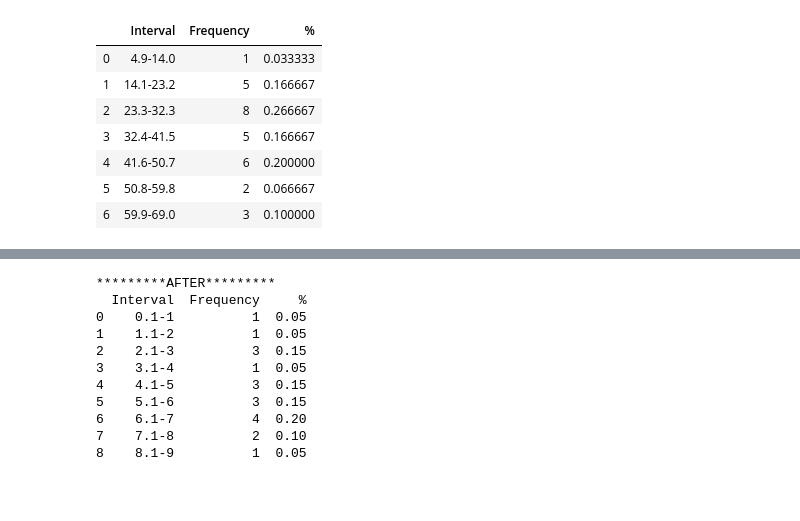
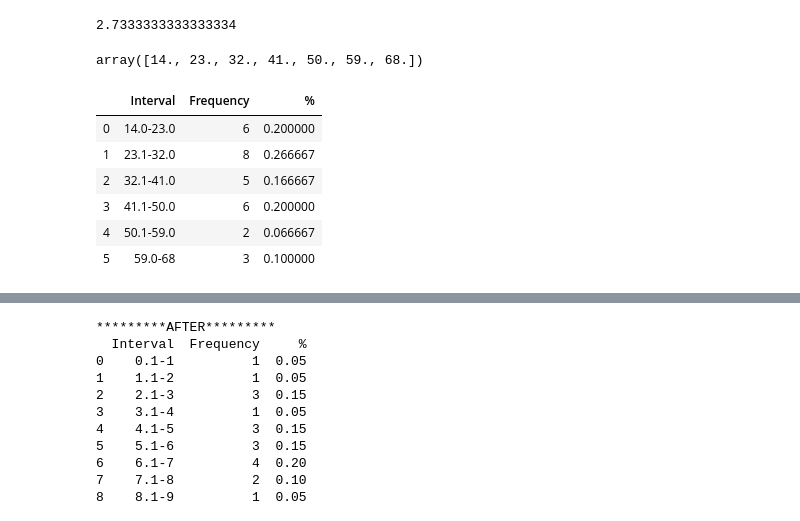
Before and after one commit to amitsanger3/frequency_distribution, a Jupyter notebook: Untitled.ipynb, the cells around one changed output, grey strips where cells are left out. Drawn from its saved outputs; the diff is of its cells as text; code cells hidden in the pictures; blank space fills up the shorter version.

```diff
--- a/Untitled.ipynb
+++ b/Untitled.ipynb
@@ -75,6 +125,10 @@ class relative_frequency(object):
         #print(" ")
         #print("Frequency Distribution Plot")
         #sns.distplot(rep['Frequency'])
+# %%
+(min(x)+max(x))/len(x)
+# %% [output]
+2.7333333333333334
 # %%
 x = np.array([26,37,40,18,14,45,32,68,31,37,20,32,15,27,46,44,62,58,30,42,
              22,26,44,41,34,55,50,63,29,22])
@@ -82,14 +136,17 @@ x = np.array([26,37,40,18,14,45,32,68,31,37,20,32,15,27,46,44,62,58,30,42,
 xr = relative_frequency(x)
 # %%
 datarange = xr.get_data_range(6)
+# %%
+datarange
+# %% [output]
+array([14., 23., 32., 41., 50., 59., 68.])
 # %%
-xr.report(datarange)
+xr.classification(datarange)
 # %% [output]
 |  | Interval | Frequency | % |
-| 0 | 4.9-14.0 | 1 | 0.033333 |
-| 1 | 14.1-23.2 | 5 | 0.166667 |
-| 2 | 23.3-32.3 | 8 | 0.266667 |
-| 3 | 32.4-41.5 | 5 | 0.166667 |
-| 4 | 41.6-50.7 | 6 | 0.200000 |
-| 5 | 50.8-59.8 | 2 | 0.066667 |
-| 6 | 59.9-69.0 | 3 | 0.100000 |
+| 0 | 14.0-23.0 | 6 | 0.200000 |
+| 1 | 23.1-32.0 | 8 | 0.266667 |
+| 2 | 32.1-41.0 | 5 | 0.166667 |
+| 3 | 41.1-50.0 | 6 | 0.200000 |
+| 4 | 50.1-59.0 | 2 | 0.066667 |
+| 5 | 59.0-68 | 3 | 0.100000 |
```
Also changed, not shown: parts of 8 cells of this notebook.
